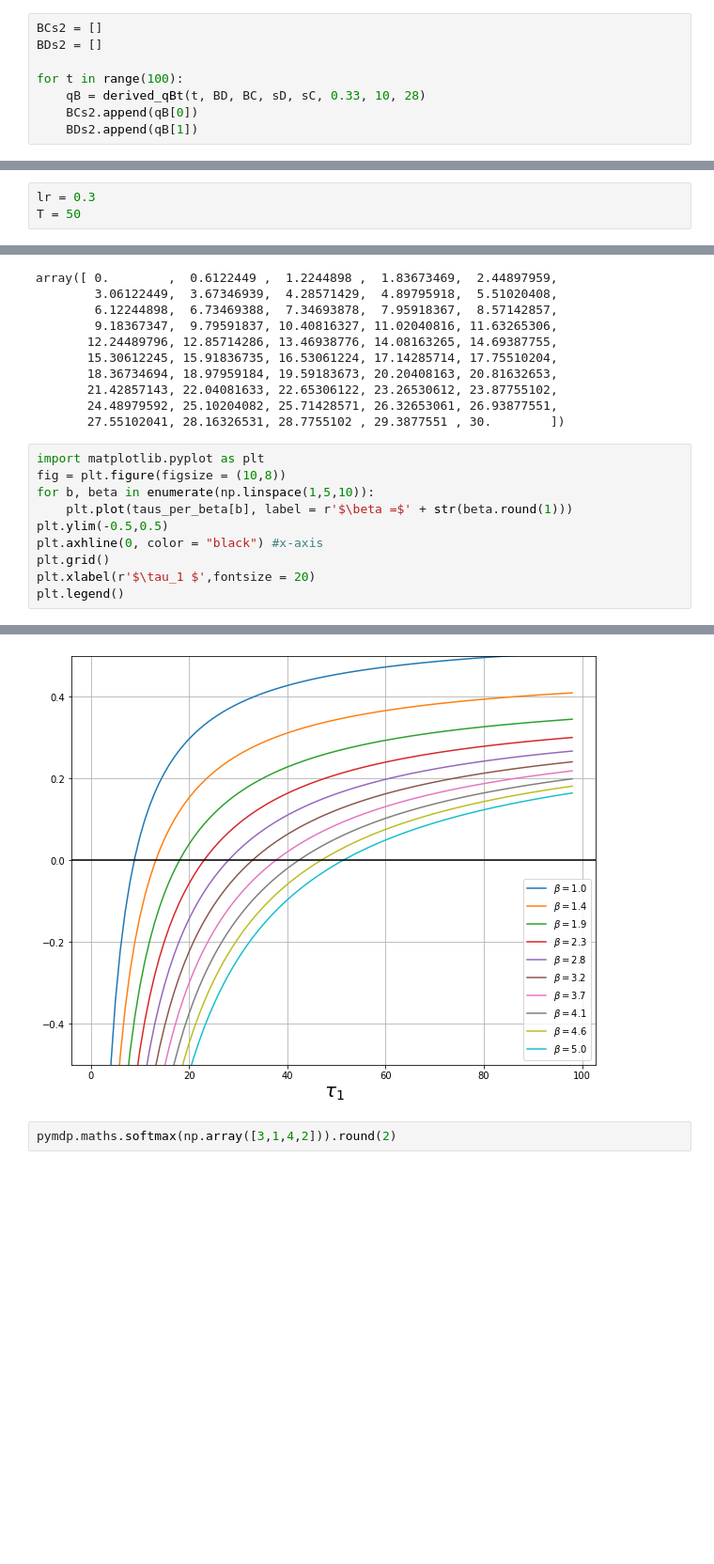
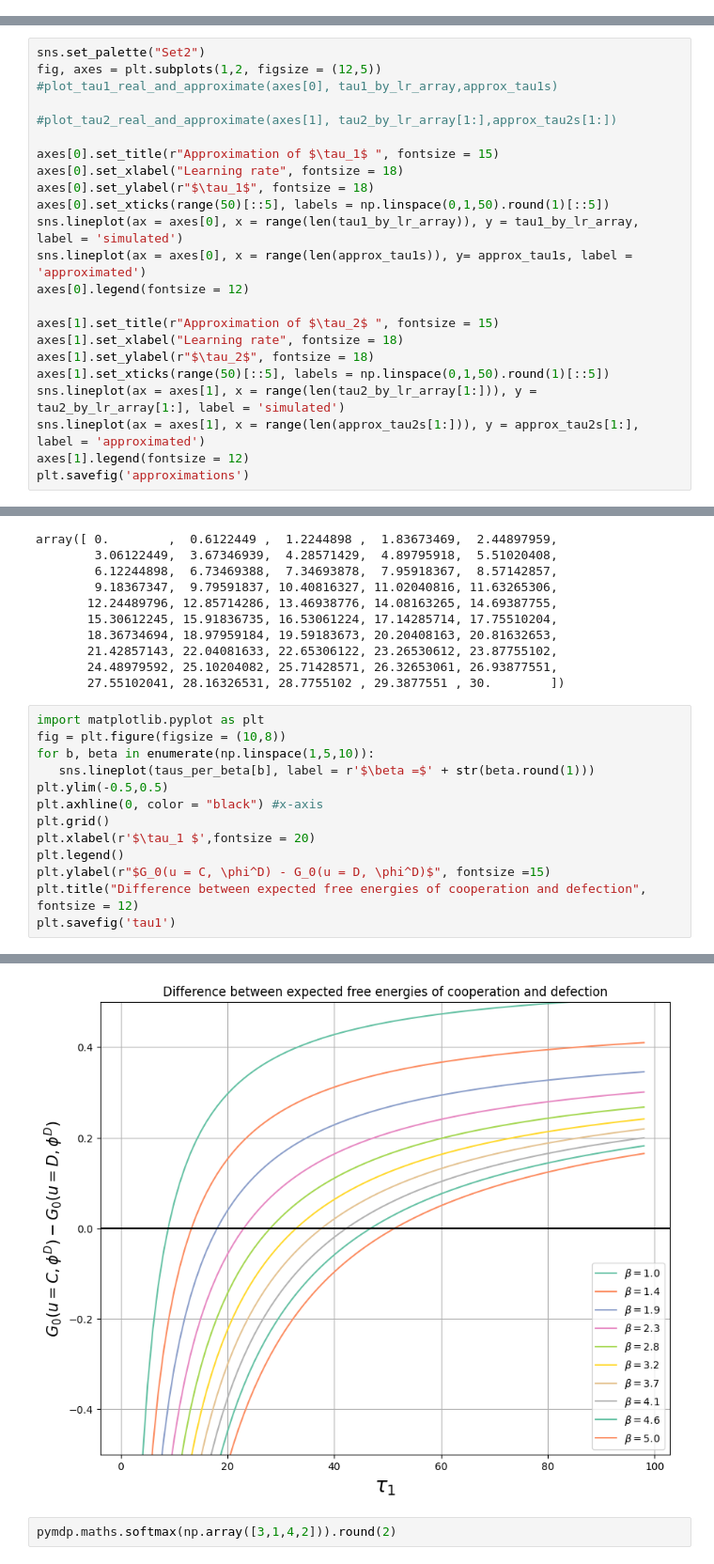
Before and after one commit to daphnedemekas/network-actinf, a Jupyter notebook: prisoners_dilemma/dual_agent_results/final_results.ipynb, the cells around one changed output, grey strips where cells are left out. Shown at 94% size. Drawn from its saved outputs; the diff is of its cells as text; blank space fills up the shorter version.

```diff
--- a/prisoners_dilemma/dual_agent_results/final_results.ipynb
+++ b/prisoners_dilemma/dual_agent_results/final_results.ipynb
@@ -259,8 +371,0 @@ for t in range(100):
-# %%
-BCs2 = []
-BDs2 = []
-
-for t in range(100):
-    qB = derived_qBt(t, BD, BC, sD, sC, 0.33, 10, 28)
-    BCs2.append(qB[0])
-    BDs2.append(qB[1])
@@ -488,6 +527,3 @@ Results
-# %%
-lr = 0.3
-T = 50
 # %% [markdown]
 One run for a given learning rate, all data
 # %%
@@ -510,0 +541,23 @@ plt.savefig("Tau1approx")
+# %%
+sns.set_palette("Set2")
+fig, axes = plt.subplots(1,2, figsize = (12,5))
+#plot_tau1_real_and_approximate(axes[0], tau1_by_lr_array,approx_tau1s)
+
+#plot_tau2_real_and_approximate(axes[1], tau2_by_lr_array[1:],approx_tau2s[1:])
+
+axes[0].set_title(r"Approximation of $\tau_1$ ", fontsize = 15)
+axes[0].set_xlabel("Learning rate", fontsize = 18)
+axes[0].set_ylabel(r"$\tau_1$", fontsize = 18)
+axes[0].set_xticks(range(50)[::5], labels = np.linspace(0,1,50).round(1)[::5])
+sns.lineplot(ax = axes[0], x = range(len(tau1_by_lr_array)), y = tau1_by_lr_array, label = 'simulated')
+sns.lineplot(ax = axes[0], x = range(len(approx_tau1s)), y= approx_tau1s, label = 'approximated')
+axes[0].legend(fontsize = 12)
+
+axes[1].set_title(r"Approximation of $\tau_2$ ", fontsize = 15)
+axes[1].set_xlabel("Learning rate", fontsize = 18)
+axes[1].set_ylabel(r"$\tau_2$", fontsize = 18)
+axes[1].set_xticks(range(50)[::5], labels = np.linspace(0,1,50).round(1)[::5])
+sns.lineplot(ax = axes[1], x = range(len(tau2_by_lr_array[1:])), y = tau2_by_lr_array[1:], label = 'simulated')
+sns.lineplot(ax = axes[1], x = range(len(approx_tau2s[1:])), y = approx_tau2s[1:], label = 'approximated')
+axes[1].legend(fontsize = 12)
+plt.savefig('approximations')
@@ -540,10 +595,13 @@ array([ 0.        ,  0.6122449 ,  1.2244898 ,  1.83673469,  2.44897959,
 import matplotlib.pyplot as plt
 fig = plt.figure(figsize = (10,8))
 for b, beta in enumerate(np.linspace(1,5,10)):
-    plt.plot(taus_per_beta[b], label = r'$\beta =$' + str(beta.round(1)))
+   sns.lineplot(taus_per_beta[b], label = r'$\beta =$' + str(beta.round(1)))
 plt.ylim(-0.5,0.5)
 plt.axhline(0, color = "black") #x-axis
 plt.grid()
 plt.xlabel(r'$\tau_1 $',fontsize = 20)
 plt.legend()
+plt.ylabel(r"$G_0(u = C, \phi^D) - G_0(u = D, \phi^D)$", fontsize =15)
+plt.title("Difference between expected free energies of cooperation and defection", fontsize = 12)
+plt.savefig('tau1')
 # %% [output]
@@ -551,4 +608,4 @@ plt.legend()
-[figure, old version]
+[figure, new version]
 # %%
 pymdp.maths.softmax(np.array([3,1,4,2])).round(2)
 # %% [output]
```
Also changed, not shown: parts of 45 cells of this notebook, 10 other files.
